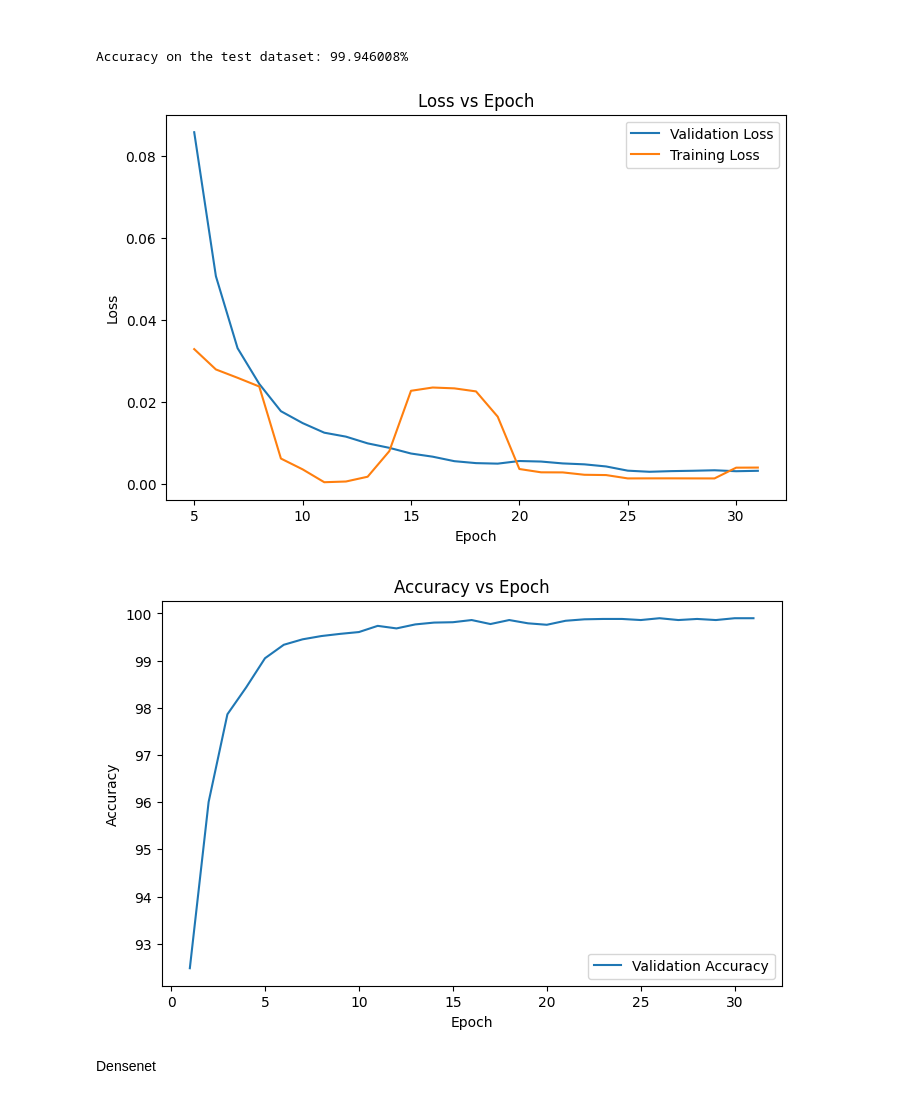
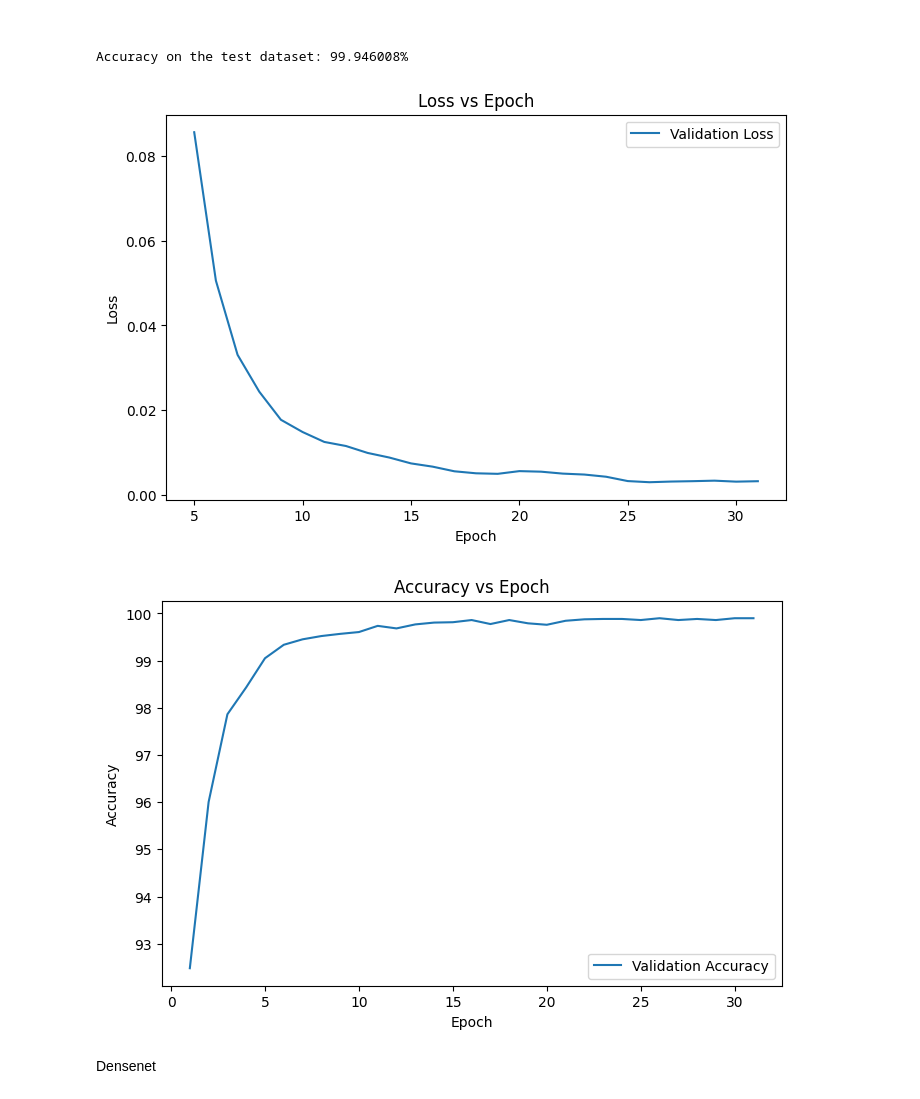
Before and after one commit to AdityaHegde712/Dementia-Detection-And-Classification, a Jupyter notebook: Image Processing v2/optimized_model_exploration.ipynb, the cells around one changed output. Drawn from its saved outputs; the diff is of its cells as text; code cells hidden in the pictures.

```diff
--- a/Image Processing v2/optimized_model_exploration.ipynb
+++ b/Image Processing v2/optimized_model_exploration.ipynb
@@ -468,28 +468,31 @@ Early stopping triggered
 
 Accuracy on the test dataset: 99.946008%
 # %%
-lossdf = pd.read_csv("mobilenetv3_large_loss.csv", engine="pyarrow")
+import pandas as pd
+import matplotlib.pyplot as plt
+
+lossdf = pd.read_csv("Results/CSVs/mobilenetv3_large_loss.csv", engine="pyarrow")
 rolling_mean = lossdf["val_loss"].rolling(window=5).mean()
 rolling_mean2 = lossdf["train_loss"].rolling(window=5).mean()
 
 plt.figure(figsize=(8, 5))
 plt.plot(lossdf["epoch"], rolling_mean, label="Validation Loss")
-plt.plot(lossdf["epoch"], rolling_mean2, label="Training Loss")
+# plt.plot(lossdf["epoch"], rolling_mean2, label="Training Loss")
 plt.xlabel("Epoch")
 plt.ylabel("Loss")
 plt.title("Loss vs Epoch")
 plt.legend()
 plt.show()
 
 plt.figure(figsize=(8, 5))
 plt.plot(lossdf["epoch"], lossdf["val_accuracy"], label="Validation Accuracy")
 plt.xlabel("Epoch")
 plt.ylabel("Accuracy")
 plt.title("Accuracy vs Epoch")
 plt.legend()
 plt.show()
 # %% [output]
-[figure, old version]
+[figure, new version]
 [figure]
 # %% [markdown]
 Densenet
```
Also changed, not shown: parts of 1 cell of this notebook.
